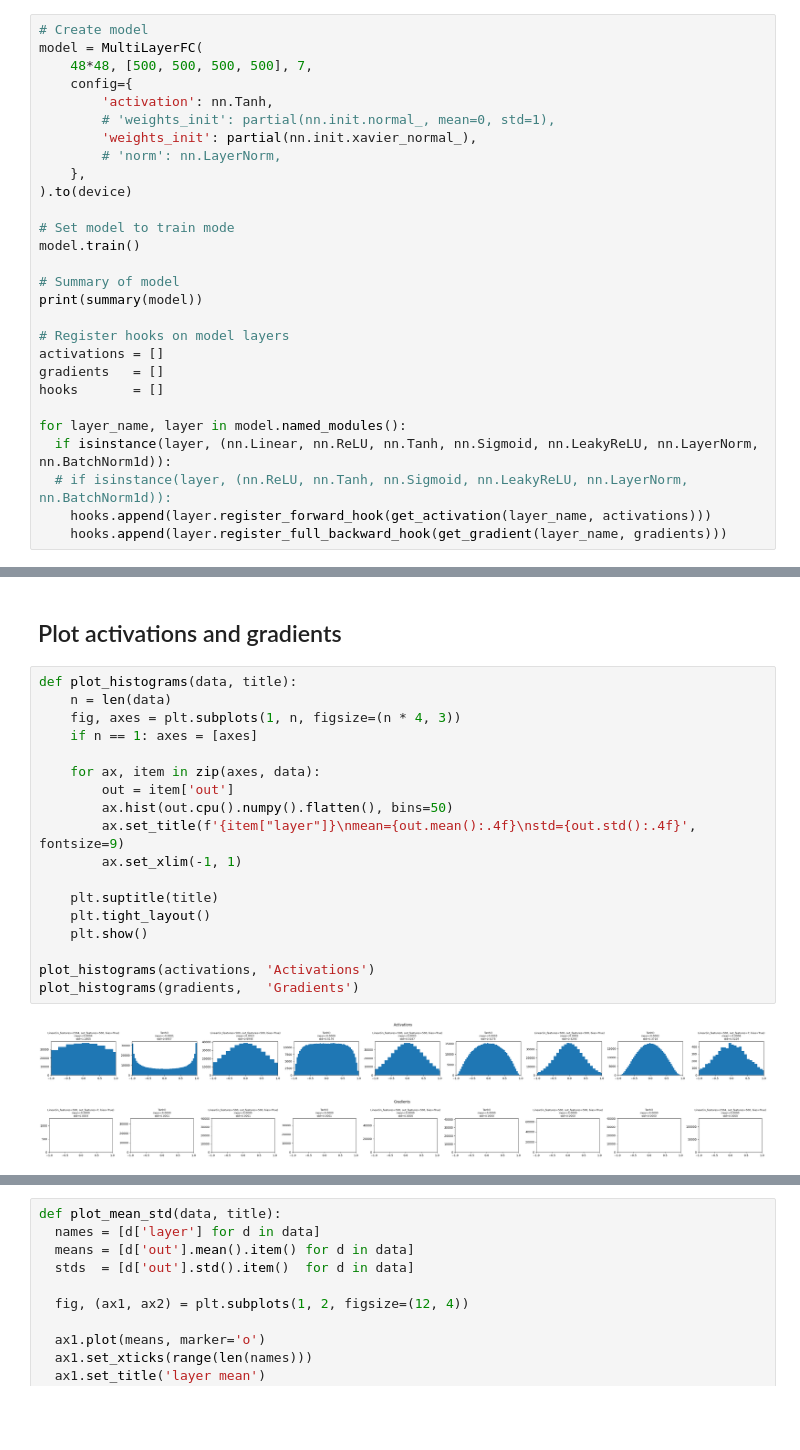
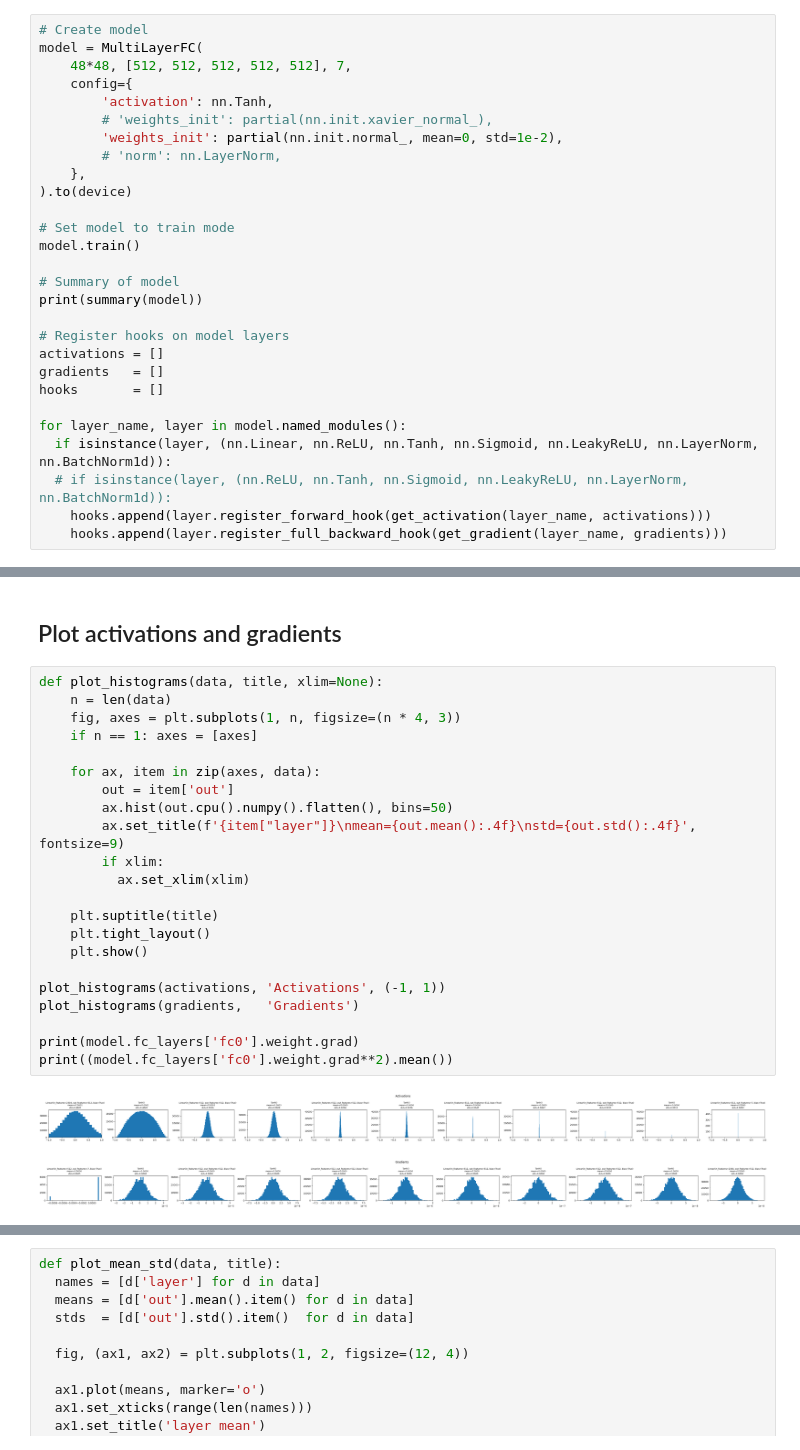
Before and after one commit to SandroBolkvadze/Facial-Expression-Recognition-Kaggle-Competition, a Jupyter notebook: facial-expression-recognition-03.ipynb, the cells around one changed output, grey strips where cells are left out. Drawn from its saved outputs; the diff is of its cells as text; blank space fills up the shorter version.

```diff
--- a/facial-expression-recognition-03.ipynb
+++ b/facial-expression-recognition-03.ipynb
@@ -462,11 +460,11 @@ def get_gradient(layer_name, gradients):
 # %%
 # Create model
 model = MultiLayerFC(
-    48*48, [500, 500, 500, 500], 7,
+    48*48, [512, 512, 512, 512, 512], 7,
     config={
         'activation': nn.Tanh,
-        # 'weights_init': partial(nn.init.normal_, mean=0, std=1),
-        'weights_init': partial(nn.init.xavier_normal_),
+        # 'weights_init': partial(nn.init.xavier_normal_),
+        'weights_init': partial(nn.init.normal_, mean=0, std=1e-2),
         # 'norm': nn.LayerNorm,
     },
 ).to(device)
@@ -525,23 +524,27 @@ for h in hooks:
 # %% [markdown]
 ## Plot activations and gradients
 # %%
-def plot_histograms(data, title):
+def plot_histograms(data, title, xlim=None):
     n = len(data)
     fig, axes = plt.subplots(1, n, figsize=(n * 4, 3))
     if n == 1: axes = [axes]
 
     for ax, item in zip(axes, data):
         out = item['out']
         ax.hist(out.cpu().numpy().flatten(), bins=50)
         ax.set_title(f'{item["layer"]}\nmean={out.mean():.4f}\nstd={out.std():.4f}', fontsize=9)
-        ax.set_xlim(-1, 1)
+        if xlim:
+          ax.set_xlim(xlim)
 
     plt.suptitle(title)
     plt.tight_layout()
     plt.show()
 
-plot_histograms(activations, 'Activations')
+plot_histograms(activations, 'Activations', (-1, 1))
 plot_histograms(gradients,   'Gradients')
+
+print(model.fc_layers['fc0'].weight.grad)
+print((model.fc_layers['fc0'].weight.grad**2).mean())
 # %% [output]
-[figure, old version]
+[figure, new version]
-[figure, old version]
+[figure, new version]
```
Also changed, not shown: parts of 12 cells of this notebook, 1 other file.
